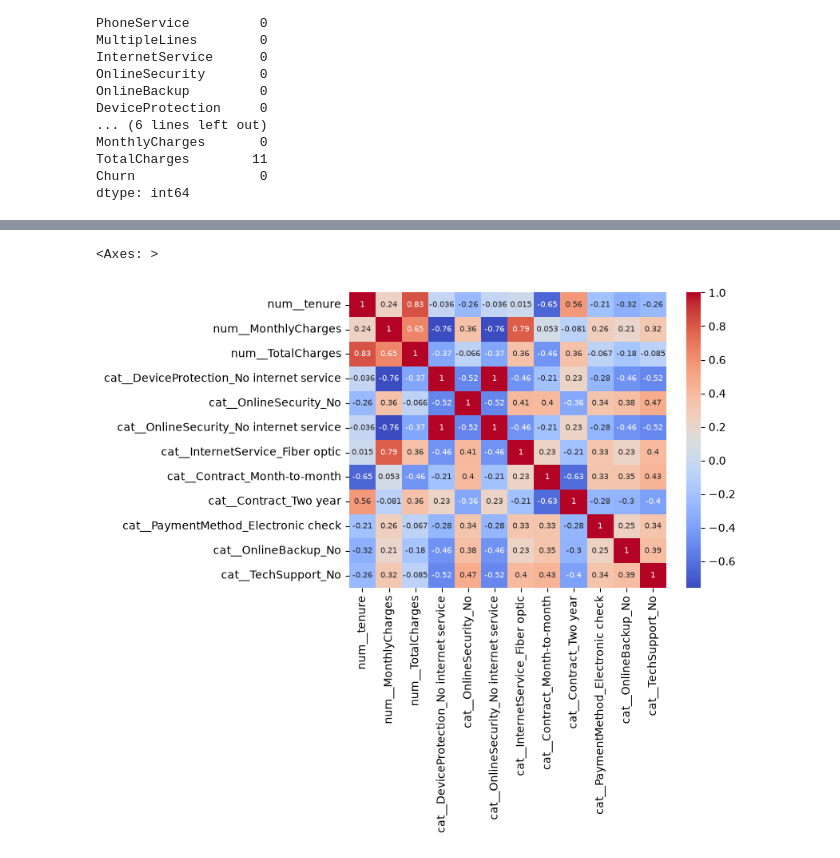
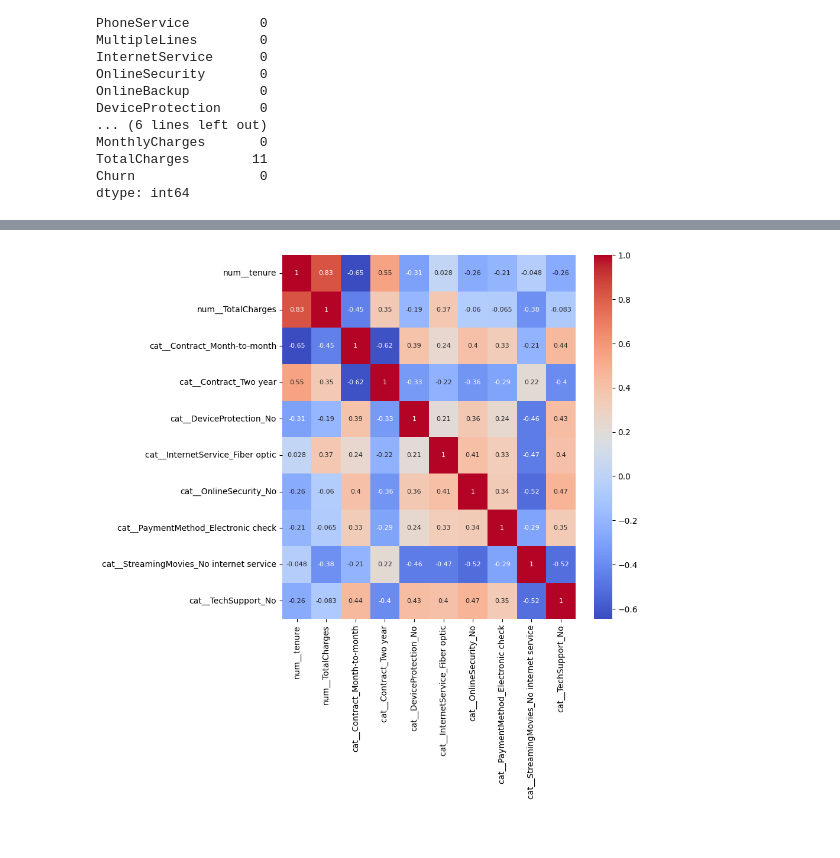
Before and after one commit to Umeshuchai/Telecom_Customer_Churn_prediction, a Jupyter notebook: customerchurnprediction.ipynb, the cells around one changed output, grey strips where cells are left out. Cells and saved outputs as stored; diff of their text form; code cells hidden in the pictures.

```diff
--- a/customerchurnprediction.ipynb
+++ b/customerchurnprediction.ipynb
@@ -50,3 +59,5 @@ plt.show()
+# %%
+insignificant_cols=['customerID','gender','MultipleLines','PhoneService']
 # %%
 df.isnull().sum()
 # %% [output]
@@ -75,17 +86,17 @@ from sklearn.compose import ColumnTransformer
 yn_cols=[col for col in df.columns if set(df[col].unique()).issubset({'Yes','No'})]
 for col in yn_cols:
     df[col]=df[col].map({'Yes':1,'No':0})
-x=df.drop(columns=['Churn','customerID'])
+x=df.drop(columns=['Churn']).drop(columns=insignificant_cols)
 y=df['Churn']
-x_train,x_test,y_train,y_test=train_test_split(x,y,test_size=0.2,random_state=1,stratify=y)
+x_train,x_test,y_train,y_test=train_test_split(x,y,test_size=0.2,random_state=42,stratify=y)
 
 imputer=SimpleImputer(strategy='median')
 x_train['TotalCharges']=imputer.fit_transform(x_train[['TotalCharges']])
 x_test['TotalCharges']=imputer.transform(x_test[['TotalCharges']])
 # %%
 from sklearn.preprocessing  import StandardScaler, OneHotEncoder
-num_cols=['SeniorCitizen','tenure','MonthlyCharges','TotalCharges']
-cat_cols=list(set(x.columns)-set(num_cols))
+num_cols=['SeniorCitizen','tenure','TotalCharges']
+cat_cols=sorted(list(set(x.columns)-set(num_cols)))
 
 preprocessor=ColumnTransformer(
     transformers=[('num',StandardScaler(),num_cols),
@@ -124,8 +123,8 @@ len(x_train_processed.columns)
 from sklearn.feature_selection import SelectKBest,mutual_info_classif
 
 from functools import partial
-score_func=partial(mutual_info_classif,random_state=1)
-selector=SelectKBest(score_func=score_func,k=12).set_output(transform='pandas')
+score_func=partial(mutual_info_classif,random_state=41)
+selector=SelectKBest(score_func=score_func,k=10).set_output(transform='pandas')
 x_train_selected=selector.fit_transform(x_train_processed,y_train)
 x_test_selected=selector.transform(x_test_processed)
 # %%
@@ -141,7 +139,8 @@ Index(['num__tenure', 'num__MonthlyCharges', 'num__TotalCharges',
 # %%
 import seaborn as sns
-sns.heatmap(x_train_selected.corr(),cmap='coolwarm',annot=True,annot_kws={'size':7})
+plt.figure(figsize=(8,8))
+sns.heatmap(x_train_selected.corr(),cmap='coolwarm',annot=True,annot_kws={'size':8})
+plt.show()
 # %% [output]
-<Axes: >
-[figure, old version]
+[figure, new version]
 # %%
```
Also changed, not shown: parts of 20 cells of this notebook, 1 other file.
